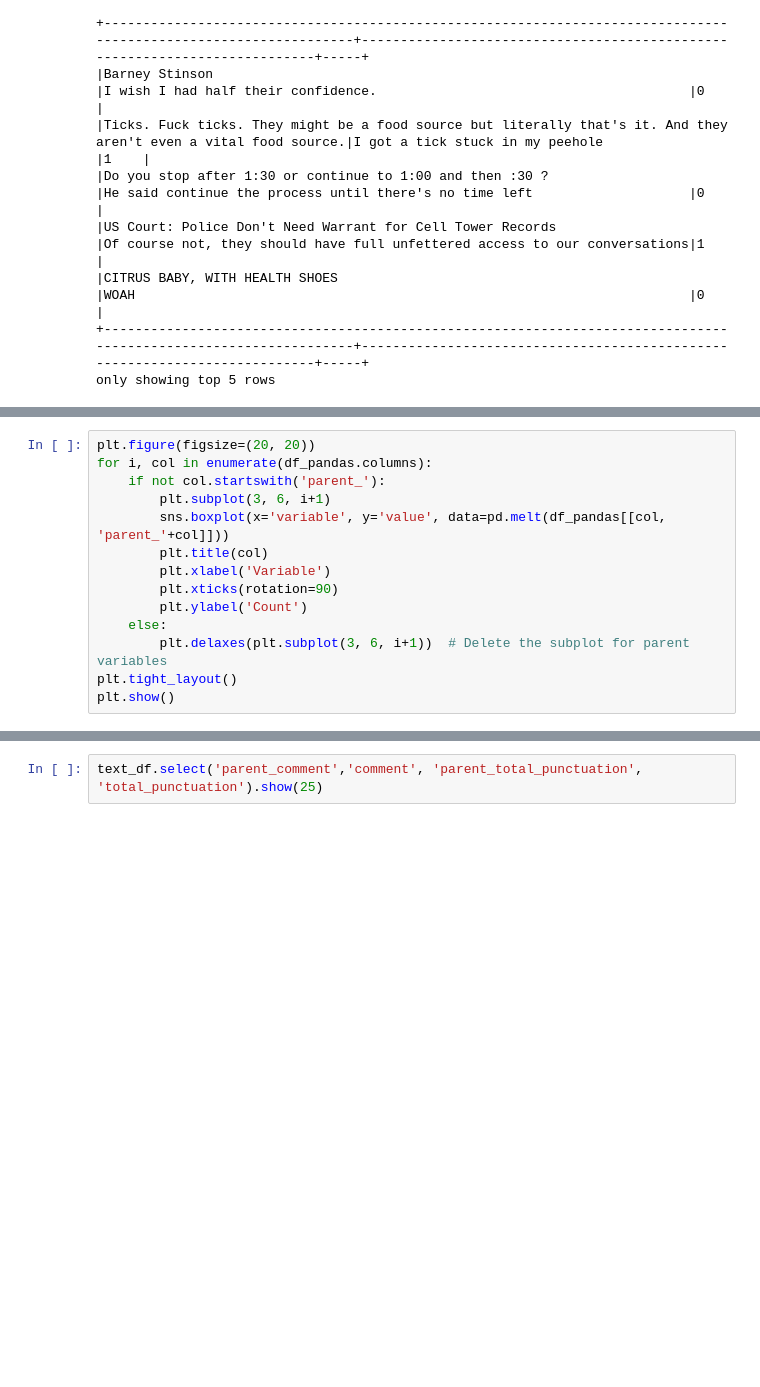
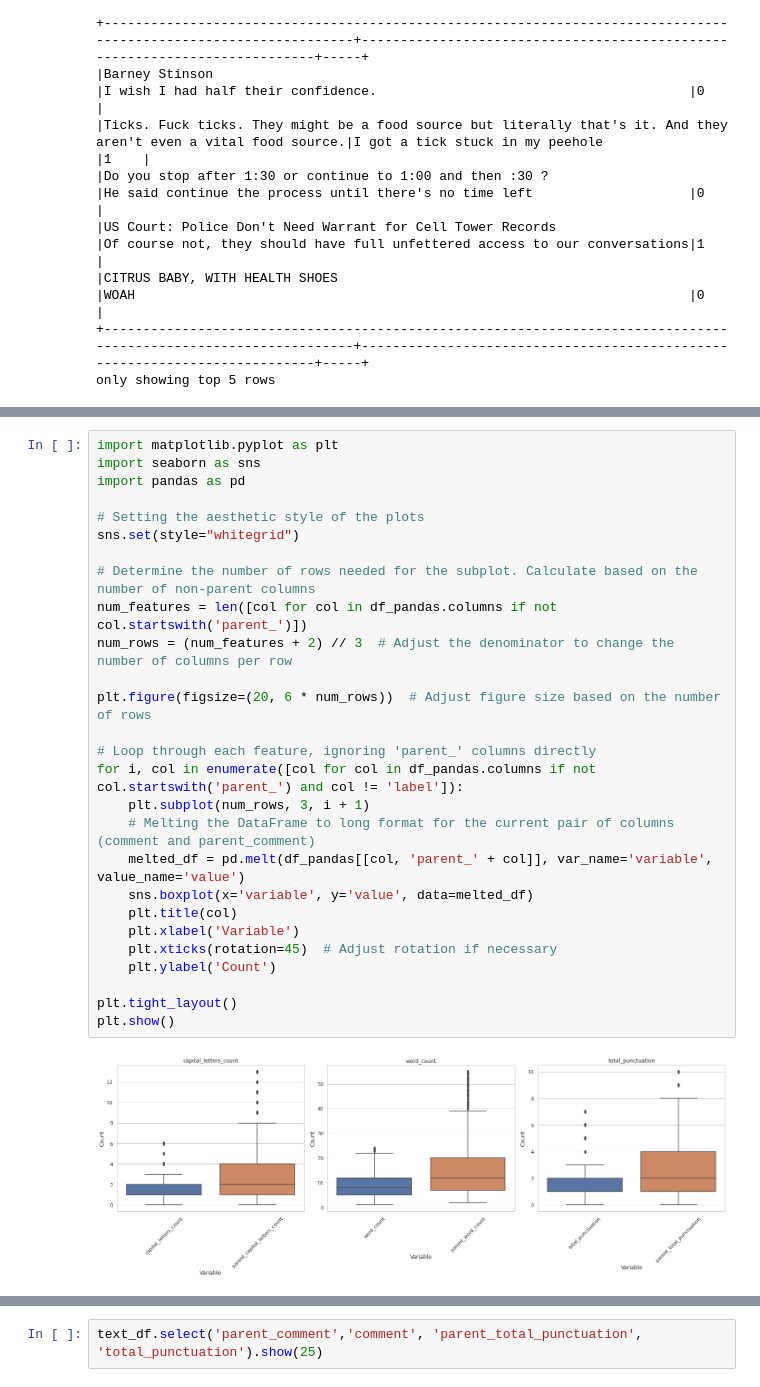
Before and after one commit to brianellis1997/Sarcasm_PySpark, a Jupyter notebook: Project_Test.ipynb, the cells around one changed output, grey strips where cells are left out. Cells and saved outputs as stored; diff of their text form; blank space fills up the shorter version.

```diff
--- a/Project_Test.ipynb
+++ b/Project_Test.ipynb
@@ -842,14 +844,0 @@ df_pandas = text_df.select('exclamation_count', 'questionmark_count', 'period_co
-# %%
-plt.figure(figsize=(20, 20))
-for i, col in enumerate(df_pandas.columns):
-    if not col.startswith('parent_'):
-        plt.subplot(3, 6, i+1)
-        sns.boxplot(x='variable', y='value', data=pd.melt(df_pandas[[col, 'parent_'+col]]))
-        plt.title(col)
-        plt.xlabel('Variable')
-        plt.xticks(rotation=90)
-        plt.ylabel('Count')
-    else:
-        plt.delaxes(plt.subplot(3, 6, i+1))  # Delete the subplot for parent variables
-plt.tight_layout()
-plt.show()
@@ -857,0 +865,29 @@ plt.show()
+# %%
+import matplotlib.pyplot as plt
+import seaborn as sns
+import pandas as pd
+
+# Setting the aesthetic style of the plots
+sns.set(style="whitegrid")
+
+# Determine the number of rows needed for the subplot. Calculate based on the number of non-parent columns
+num_features = len([col for col in df_pandas.columns if not col.startswith('parent_')])
+num_rows = (num_features + 2) // 3  # Adjust the denominator to change the number of columns per row
+
+plt.figure(figsize=(20, 6 * num_rows))  # Adjust figure size based on the number of rows
+
+# Loop through each feature, ignoring 'parent_' columns directly
+for i, col in enumerate([col for col in df_pandas.columns if not col.startswith('parent_') and col != 'label']):
+    plt.subplot(num_rows, 3, i + 1)
+    # Melting the DataFrame to long format for the current pair of columns (comment and parent_comment)
+    melted_df = pd.melt(df_pandas[[col, 'parent_' + col]], var_name='variable', value_name='value')
+    sns.boxplot(x='variable', y='value', data=melted_df)
+    plt.title(col)
+    plt.xlabel('Variable')
+    plt.xticks(rotation=45)  # Adjust rotation if necessary
+    plt.ylabel('Count')
+
+plt.tight_layout()
+plt.show()
+# %% [output]
+[figure, added]
```
Also changed, not shown: parts of 4 cells of this notebook.
